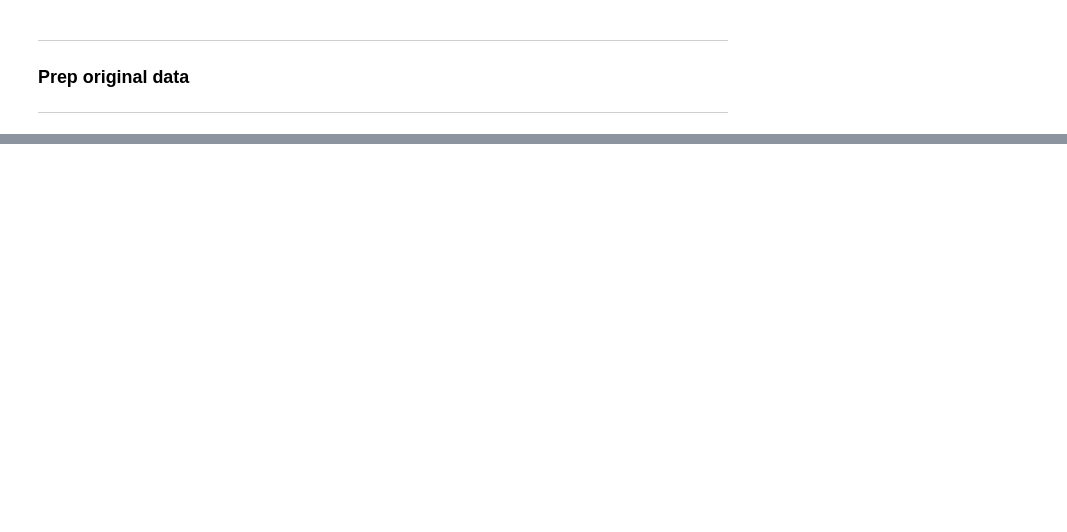
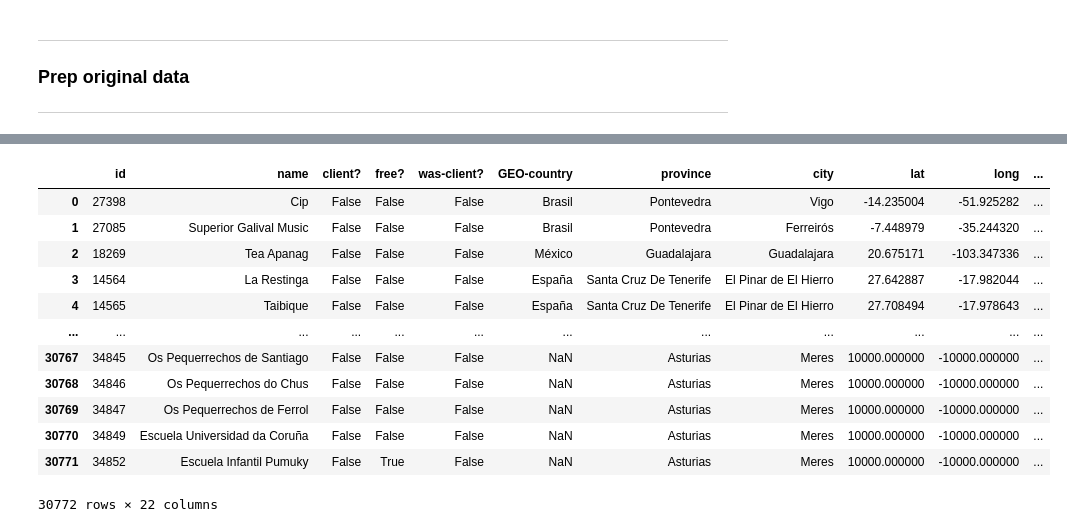
Before and after one commit to AleYepes/testing, a Jupyter notebook: micole/geolocation/geolocation.ipynb, the cells around one changed output, grey strips where cells are left out. Saved outputs shown, nothing was run; the diff lists cells and outputs as text; code cells hidden in the pictures; blank space fills up the shorter version.

```diff
--- a/micole/affinity test/geolocation.ipynb
+++ b/micole/geolocation/geolocation.ipynb
@@ -192,0 +202,26 @@ df.sort_values(by='coordinates')
+# %%
+# Check merged values
+checked = merged_df[['Id', 'Nombre', 'Cliente', 'Free', 'WasClient', 'address.country', 'Provincia', 'Ciudad', 'Lat', 'Long', 'coordinates', 'Dirección', 'display_name', 'Postal',  'address.postcode', 'post-check', 'road', 'address.road', 'road-check']]
+checked['perfect-match'] = checked['road-check'] & checked['post-check']
+checked['postal-mismatch'] = checked['road-check'] & ~checked['post-check']
+checked['road-mismatch'] = ~checked['road-check'] & checked['post-check']
+
+checked = checked.rename(columns={'display_name': 'GEO-address',
+                        'coordinates': 'GEO-coordinates',
+                        'address.postcode': 'GEO-postal',
+                        'address.road': 'GEO-road',
+                        'address.country' : 'GEO-country',
+                        'Id' : 'id',
+                        'Nombre': 'name',
+                        'Cliente': 'client?',
+                        'Free': 'free?',
+                        'WasClient': 'was-client?',
+                        'Dirección': 'address',
+                        'Provincia': 'province',
+                        'Ciudad': 'city',
+                        'Lat': 'lat',
+                        'Long': 'long',
+                        'Postal': 'postal',
+                        'post-check': 'GEO-post-check',
+                        'road-check': 'GEO-road-check',
+                        })
@@ -192,0 +244,23 @@ df.sort_values(by='coordinates')
+# %%
+# clean up merged data
+checked.address = checked.address.replace(',', np.nan)
+checked.postal = checked.postal.replace('00000', np.nan)
+checked['GEO-postal'] = checked['GEO-postal'].replace('00000', np.nan)
+checked['free?']= checked['free?'].astype(bool)
+checked['was-client?'] = checked['was-client?'].astype(bool)
+checked['client?'] = checked['client?'].astype(bool)
+checked
+# %% [output]
+|  | id | name | client? | free? | was-client? | GEO-country | province | city | lat | long | ... |
+| 0 | 27398 | Cip | False | False | False | Brasil | Pontevedra | Vigo | -14.235004 | -51.925282 | ... |
+| 1 | 27085 | Superior Galival Music | False | False | False | Brasil | Pontevedra | Ferreirós | -7.448979 | -35.244320 | ... |
+| 2 | 18269 | Tea Apanag | False | False | False | México | Guadalajara | Guadalajara | 20.675171 | -103.347336 | ... |
+| 3 | 14564 | La Restinga | False | False | False | España | Santa Cruz De Tenerife | El Pinar de El Hierro | 27.642887 | -17.982044 | ... |
+| 4 | 14565 | Taibique | False | False | False | España | Santa Cruz De Tenerife | El Pinar de El Hierro | 27.708494 | -17.978643 | ... |
+| ... | ... | ... | ... | ... | ... | ... | ... | ... | ... | ... | ... |
+| 30767 | 34845 | Os Pequerrechos de Santiago | False | False | False | NaN | Asturias | Meres | 10000.000000 | -10000.000000 | ... |
+| 30768 | 34846 | Os Pequerrechos do Chus | False | False | False | NaN | Asturias | Meres | 10000.000000 | -10000.000000 | ... |
+| 30769 | 34847 | Os Pequerrechos de Ferrol | False | False | False | NaN | Asturias | Meres | 10000.000000 | -10000.000000 | ... |
+| 30770 | 34849 | Escuela Universidad da Coruña | False | False | False | NaN | Asturias | Meres | 10000.000000 | -10000.000000 | ... |
+| 30771 | 34852 | Escuela Infantil Pumuky | False | True | False | NaN | Asturias | Meres | 10000.000000 | -10000.000000 | ... |
+30772 rows × 22 columns
```
Also changed, not shown: parts of 16 cells of this notebook, 2 other files.
